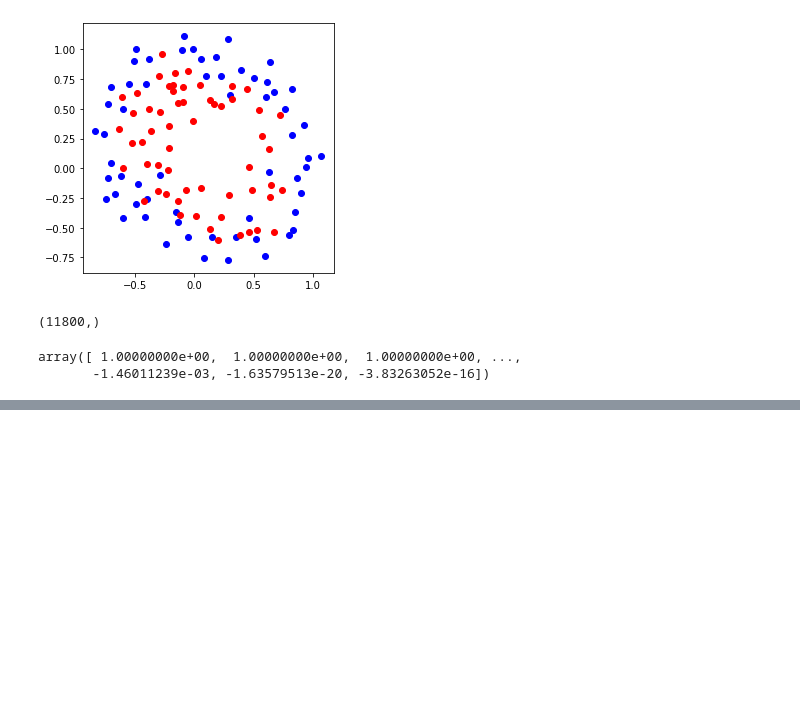
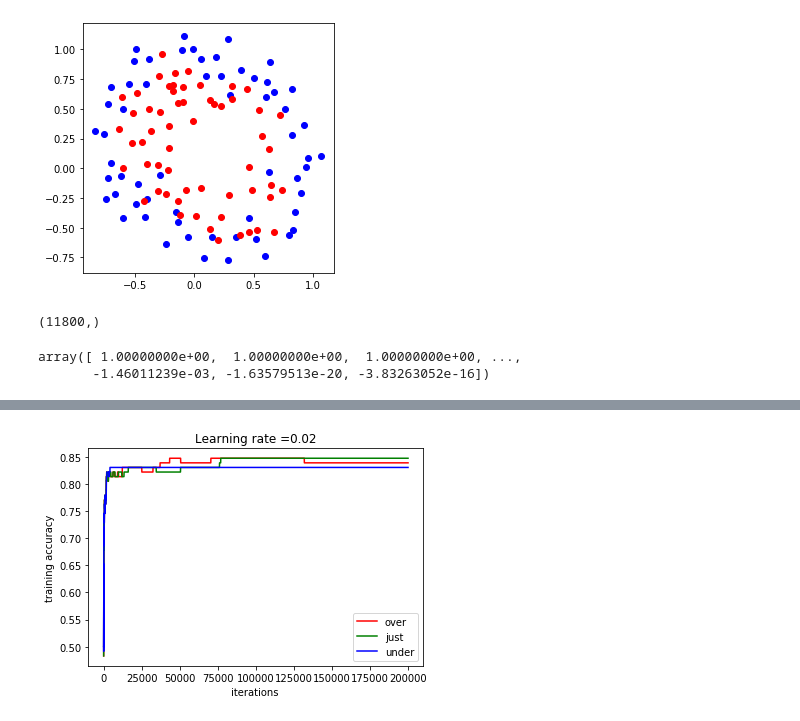
Before and after one commit to YoungsooNa/ML, a Jupyter notebook: Assignment_07/Assignment07.ipynb, the cells around one changed output, grey strips where cells are left out. Saved outputs shown, nothing was run; the diff lists cells and outputs as text; code cells hidden in the pictures; blank space fills up the shorter version.

```diff
--- a/Assignment_07/Assignment07.ipynb
+++ b/Assignment_07/Assignment07.ipynb
@@ -126,0 +128,11 @@ print(f"\033[1;30m over-fitting   \033[1;31m{o_l}  \n\033[1;30m just-right
+# %%
+plt.plot(np.squeeze(o_accuracy_list[200:]), color='r', label='over')
+plt.plot(np.squeeze(j_accuracy_list[200:]), color='g', label='just')
+plt.plot(np.squeeze(u_accuracy_list[200:]), color='b', label='under')
+plt.ylabel('training accuracy')
+plt.xlabel('iterations ')
+plt.legend()
+plt.title("Learning rate =" + str(lr))
+plt.show()
+# %% [output]
+[figure, added]
```
Also changed, not shown: parts of 4 cells of this notebook.
